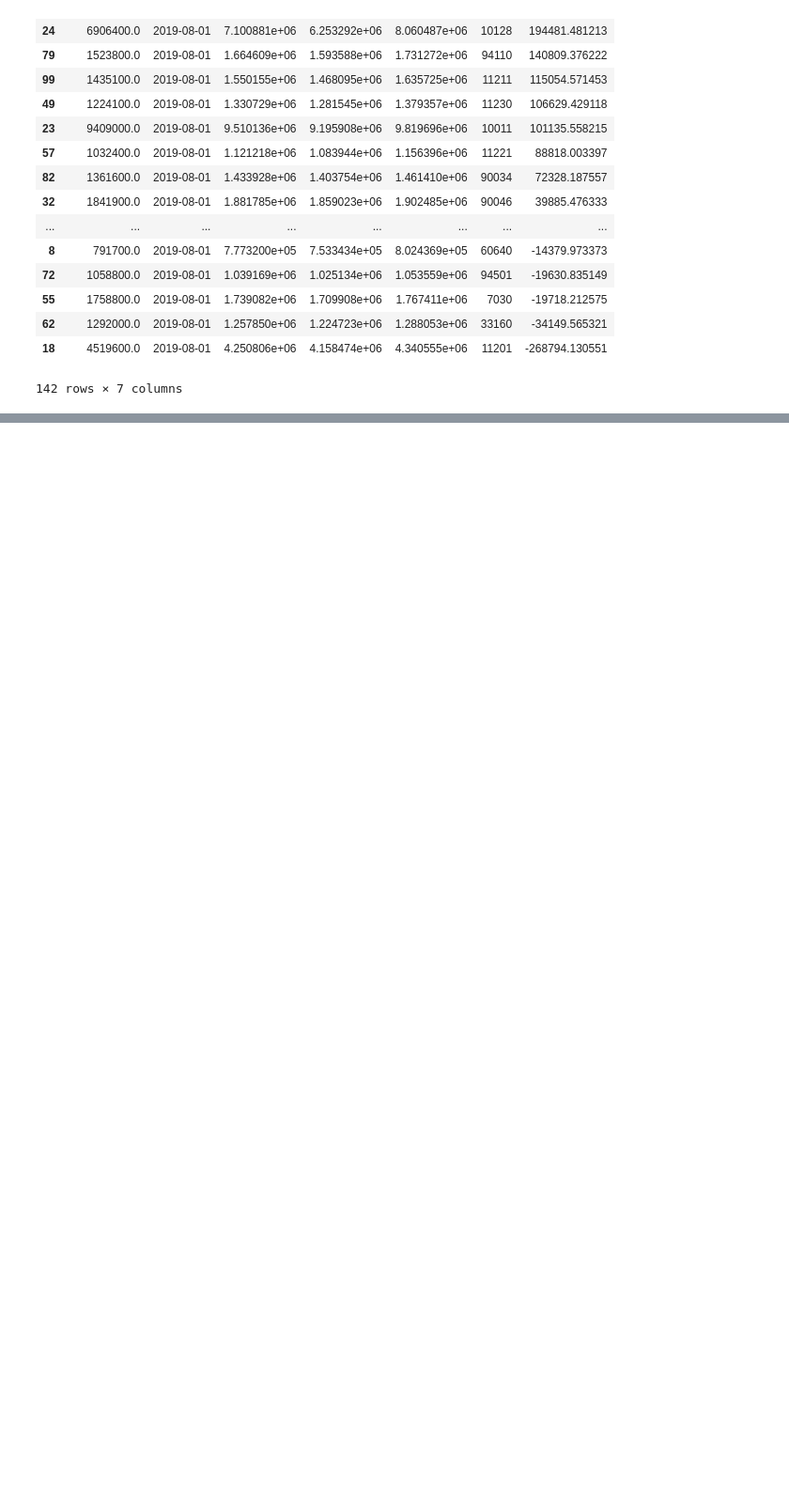
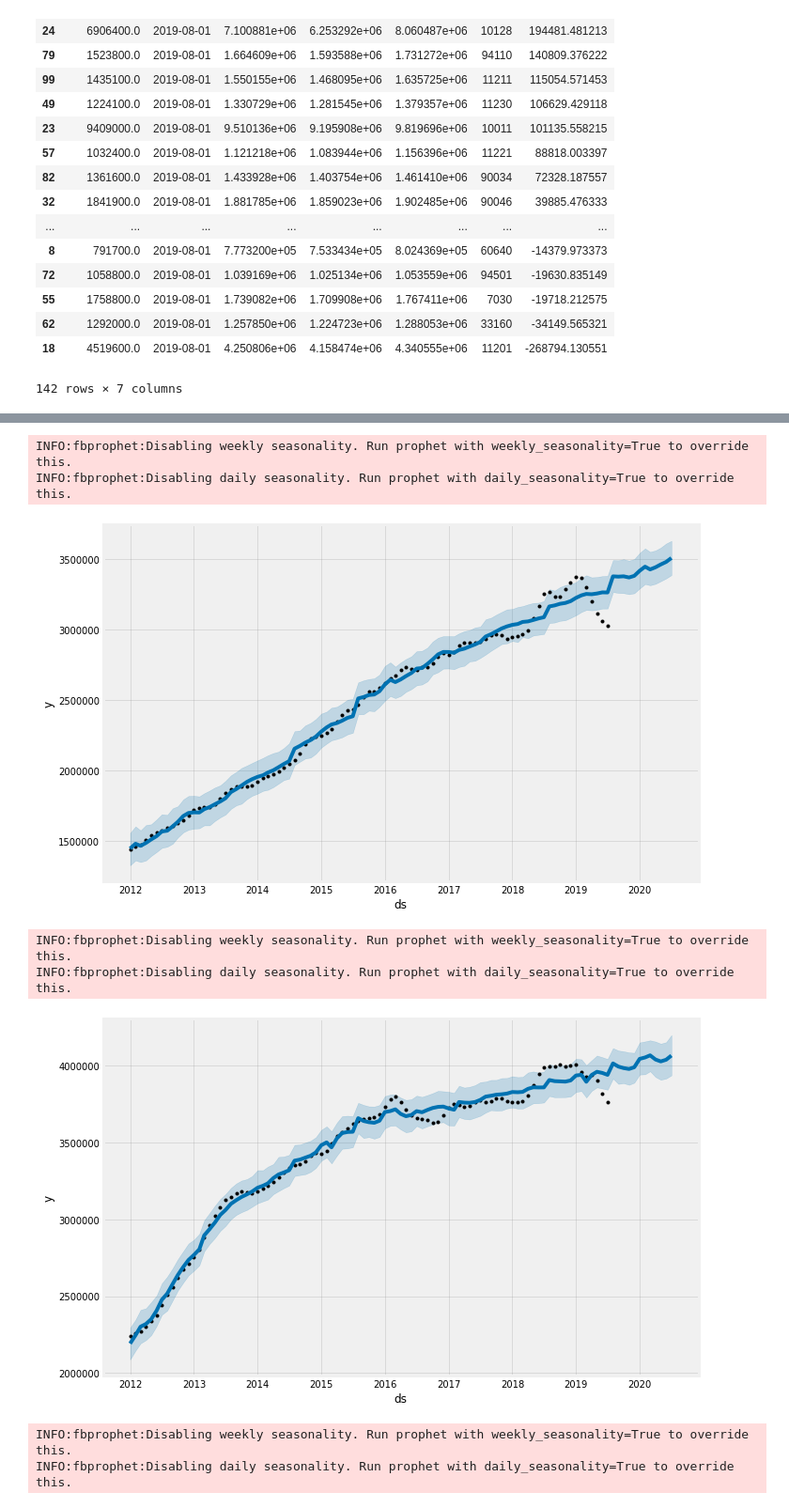
Before and after one commit to Jkim516/HomeValue_Time_Series_Analysis, a Jupyter notebook: prophet_model.ipynb, the cells around one changed output, grey strips where cells are left out. Shown at 94% size. Cells and saved outputs as stored; diff of their text form; code cells hidden in the pictures; blank space fills up the shorter version.

```diff
--- a/prophet_model.ipynb
+++ b/prophet_model.ipynb
@@ -13,6 +13,17 @@ from matplotlib.pylab import rcParams
 plt.style.use('fivethirtyeight')
 
 from fbprophet import Prophet as proph
+# %%
+def prophet_graph(df):
+    df = df.rename(columns={'Date': 'ds',
+                        'Value': 'y'})
+    Model = proph(interval_width=0.95)
+    Model.fit(df)
+    future_dates = Model.make_future_dataframe(periods=12, freq='MS')
+    forecast = Model.predict(future_dates)
+    forecast[['ds', 'yhat', 'yhat_lower', 'yhat_upper']]
+    Model.plot(forecast, uncertainty=True)
+    return plt.show()
 # %%
 new_df = pd.read_csv('Zip_Zhvi_SingleFamilyResidence.csv', encoding = 'unicode_escape')
 new_df.head()
@@ -202,0 +239,27 @@ zillow_data.csv
+# %%
+ts_33139 = df.loc[df['RegionName'] == 33139]
+ts_94109 = df.loc[df['RegionName'] == 94109]
+ts_11230 = df.loc[df['RegionName'] == 11230]
+ts_94110 = df.loc[df['RegionName'] == 94110]
+ts_11226 = df.loc[df['RegionName'] == 11226]
+# %%
+ts_33139 = ts_33139[['Date', 'Value']]
+ts_94109 = ts_94109[['Date', 'Value']]
+ts_11230 = ts_11230[['Date', 'Value']]
+ts_94110 = ts_94110[['Date', 'Value']]
+ts_11226 = ts_11226[['Date', 'Value']]
+# %%
+prophet_graph(ts_33139)
+prophet_graph(ts_94109)
+prophet_graph(ts_11230)
+prophet_graph(ts_94110)
+prophet_graph(ts_11226)
+# %% [output]
+INFO:fbprophet:Disabling weekly seasonality. Run prophet with weekly_seasonality=True to override this.
+INFO:fbprophet:Disabling daily seasonality. Run prophet with daily_seasonality=True to override this.
+[figure, added]
+INFO:fbprophet:Disabling weekly seasonality. Run prophet with weekly_seasonality=True to override this.
+INFO:fbprophet:Disabling daily seasonality. Run prophet with daily_seasonality=True to override this.
+[figure, added]
+INFO:fbprophet:Disabling weekly seasonality. Run prophet with weekly_seasonality=True to override this.
+INFO:fbprophet:Disabling daily seasonality. Run prophet with daily_seasonality=True to override this.
```
Also changed, not shown: parts of 37 cells of this notebook.
